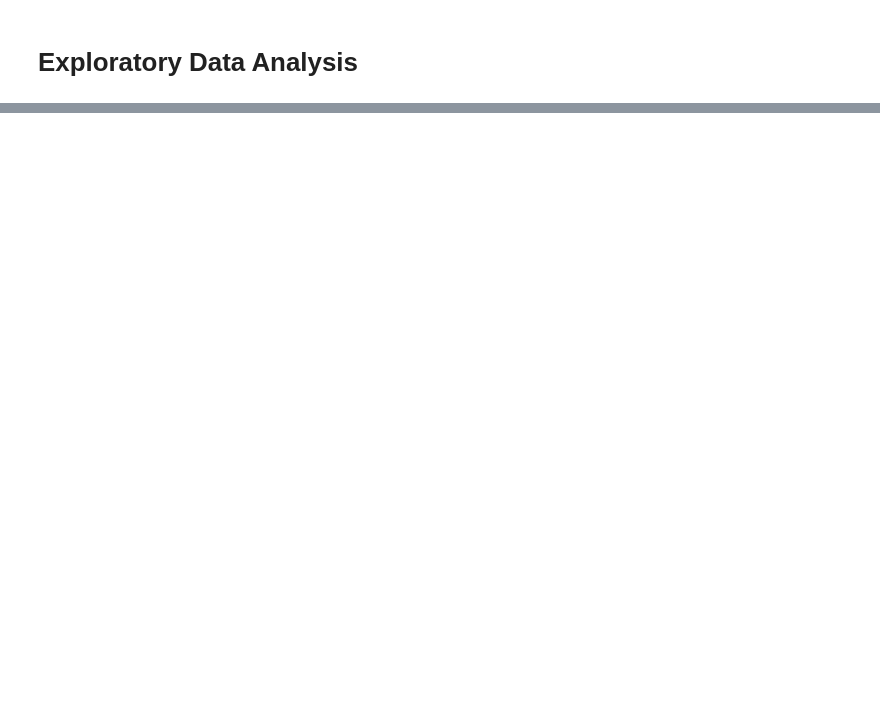
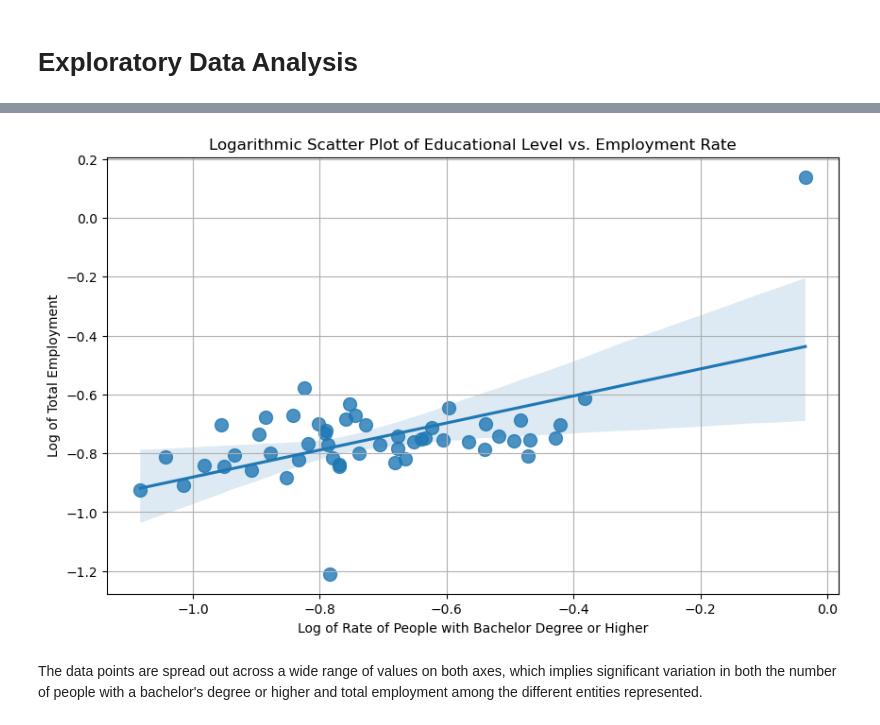
Before and after one commit to jz024/math189_project, a Jupyter notebook: education level.ipynb, the cells around one changed output, grey strips where cells are left out. Saved outputs shown, nothing was run; the diff lists cells and outputs as text; code cells hidden in the pictures; blank space fills up the shorter version.

```diff
--- a/education level.ipynb
+++ b/education level.ipynb
@@ -341,0 +361,22 @@ The regression line has a positive slope, which indicates a positive linear rela
+# %%
+combined_data['log_bachelor_and_higher'] = np.log(combined_data['bachelor_and_higher_rate'])
+combined_data['log_Employment_rate'] = np.log(combined_data['Employment_rate'])
+# %%
+# Plotting the logarithmic scatter plot
+plt.figure(figsize=(10, 6))
+sns.regplot(
+    x='log_bachelor_and_higher',
+    y='log_Employment_rate',
+    data=combined_data,
+    scatter_kws={'s': 100}
+)
+
+plt.title('Logarithmic Scatter Plot of Educational Level vs. Employment Rate')
+plt.xlabel('Log of Rate of People with Bachelor Degree or Higher')
+plt.ylabel('Log of Total Employment')
+plt.grid(True)
+plt.show()
+# %% [output]
+[figure, added]
+# %% [markdown]
+The data points are spread out across a wide range of values on both axes, which implies significant variation in both the number of people with a bachelor's degree or higher and total employment among the different entities represented.
```
Also changed, not shown: parts of 26 cells of this notebook.
